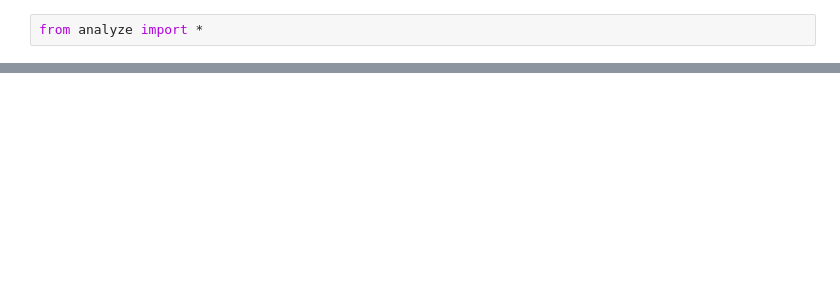
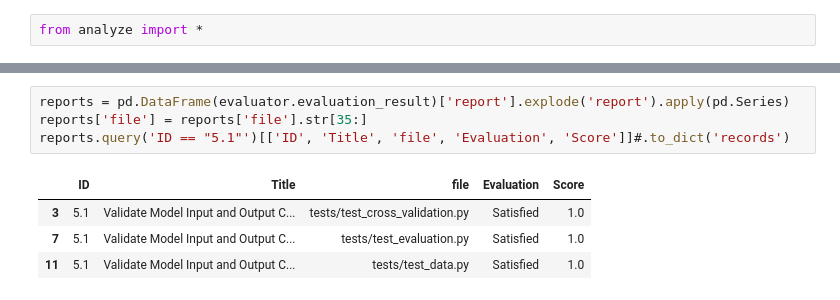
Before and after one commit to UBC-MDS/fixml, a Jupyter notebook: src/test_creation/demo.ipynb, the cells around one changed output, grey strips where cells are left out. Saved outputs shown, nothing was run; the diff lists cells and outputs as text; blank space fills up the shorter version.

```diff
--- a/src/test_creation/demo.ipynb
+++ b/src/test_creation/demo.ipynb
@@ -13,0 +52,9 @@ parser = ResponseParser(response)
+# %%
+reports = pd.DataFrame(evaluator.evaluation_result)['report'].explode('report').apply(pd.Series)
+reports['file'] = reports['file'].str[35:]
+reports.query('ID == "5.1"')[['ID', 'Title', 'file', 'Evaluation', 'Score']]#.to_dict('records')
+# %% [output]
+|  | ID | Title | file | Evaluation | Score |
+| 3 | 5.1 | Validate Model Input and Output C... | tests/test_cross_validation.py | Satisfied | 1.0 |
+| 7 | 5.1 | Validate Model Input and Output C... | tests/test_evaluation.py | Satisfied | 1.0 |
+| 11 | 5.1 | Validate Model Input and Output C... | tests/test_data.py | Satisfied | 1.0 |
```
Also changed, not shown: parts of 14 cells of this notebook.
